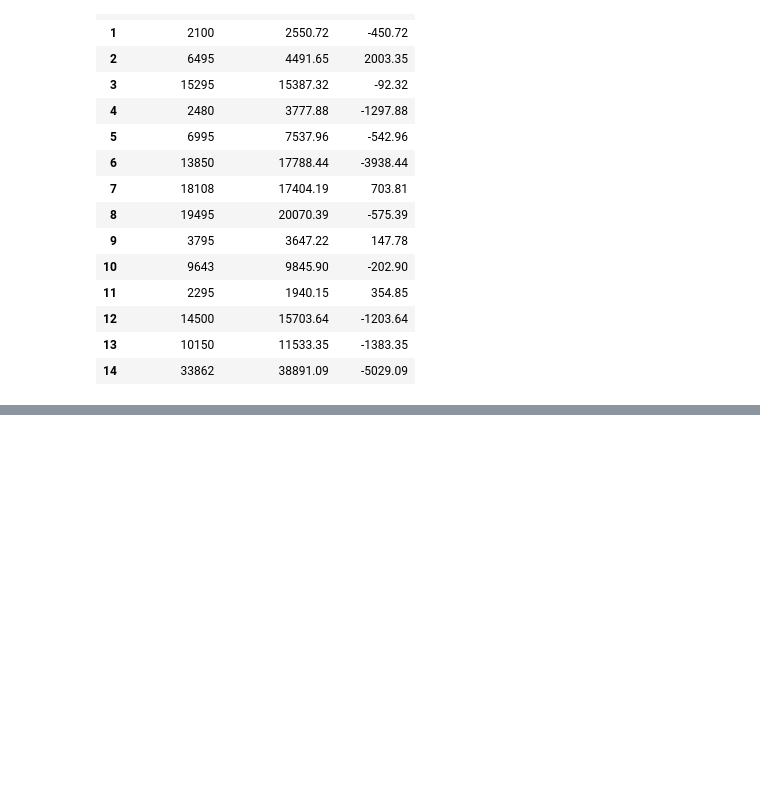
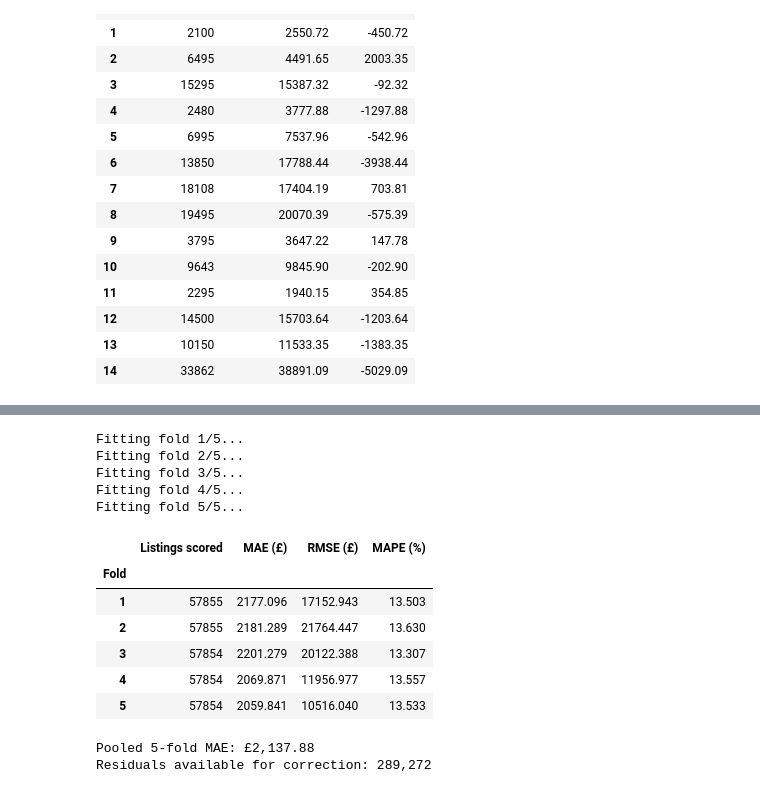
Before and after one commit to KevalPatodiya/ML_Project, a Jupyter notebook: decision_tree.ipynb, the cells around one changed output, grey strips where cells are left out. Cells and saved outputs as stored; diff of their text form; code cells hidden in the pictures; blank space fills up the shorter version.

Commit message:
commit_updates_&_model

```diff
--- a/decision_tree.ipynb
+++ b/decision_tree.ipynb
@@ -1266,0 +1644,70 @@ display(comparison.head(15).round(2))
+# %%
+import numpy as np
+import pandas as pd
+from IPython.display import display
+
+from sklearn.base import clone
+from sklearn.metrics import (
+    mean_absolute_error,
+    mean_absolute_percentage_error,
+    mean_squared_error,
+)
+from sklearn.model_selection import GroupKFold
+
+groups = pd.util.hash_pandas_object(X_train, index=False)
+cv = GroupKFold(n_splits=5)
+
+actual = y_train.to_numpy()
+oof_predictions = np.full(len(X_train), np.nan)
+fold_results = []
+
+for fold, (fit_idx, score_idx) in enumerate(
+    cv.split(X_train, y_train, groups=groups), start=1
+):
+    print(f"Fitting fold {fold}/5...", flush=True)
+
+    fold_tree = clone(text_tree)
+    fold_tree.fit(X_train.iloc[fit_idx], y_train.iloc[fit_idx])
+
+    predicted = fold_tree.predict(X_train.iloc[score_idx])
+    oof_predictions[score_idx] = predicted
+
+    fold_actual = actual[score_idx]
+    positive = fold_actual > 0
+
+    fold_results.append({
+        "Fold": fold,
+        "Listings scored": len(score_idx),
+        "MAE (£)": mean_absolute_error(fold_actual, predicted),
+        "RMSE (£)": np.sqrt(mean_squared_error(fold_actual, predicted)),
+        "MAPE (%)": (
+            100 * mean_absolute_percentage_error(
+                fold_actual[positive], predicted[positive]
+            )
+            if positive.any() else np.nan
+        ),
+    })
+
+assert np.isfinite(oof_predictions).all(), "Missing or invalid fold predictions."
+
+display(pd.DataFrame(fold_results).set_index("Fold").round(3))
+
+training_residuals = actual - oof_predictions
+
+print(f"Pooled 5-fold MAE: £{mean_absolute_error(actual, oof_predictions):,.2f}")
+print(f"Residuals available for correction: {len(training_residuals):,}")
+# %% [output]
+Fitting fold 1/5...
+Fitting fold 2/5...
+Fitting fold 3/5...
+Fitting fold 4/5...
+Fitting fold 5/5...
+|  | Listings scored | MAE (£) | RMSE (£) | MAPE (%) |
+| Fold |  |  |  |  |
+| 1 | 57855 | 2177.096 | 17152.943 | 13.503 |
+| 2 | 57855 | 2181.289 | 21764.447 | 13.630 |
+| 3 | 57854 | 2201.279 | 20122.388 | 13.307 |
+| 4 | 57854 | 2069.871 | 11956.977 | 13.557 |
+| 5 | 57854 | 2059.841 | 10516.040 | 13.533 |
+Pooled 5-fold MAE: £2,137.88
+Residuals available for correction: 289,272
```
Also changed, not shown: parts of 5 cells of this notebook, 2 other files.
